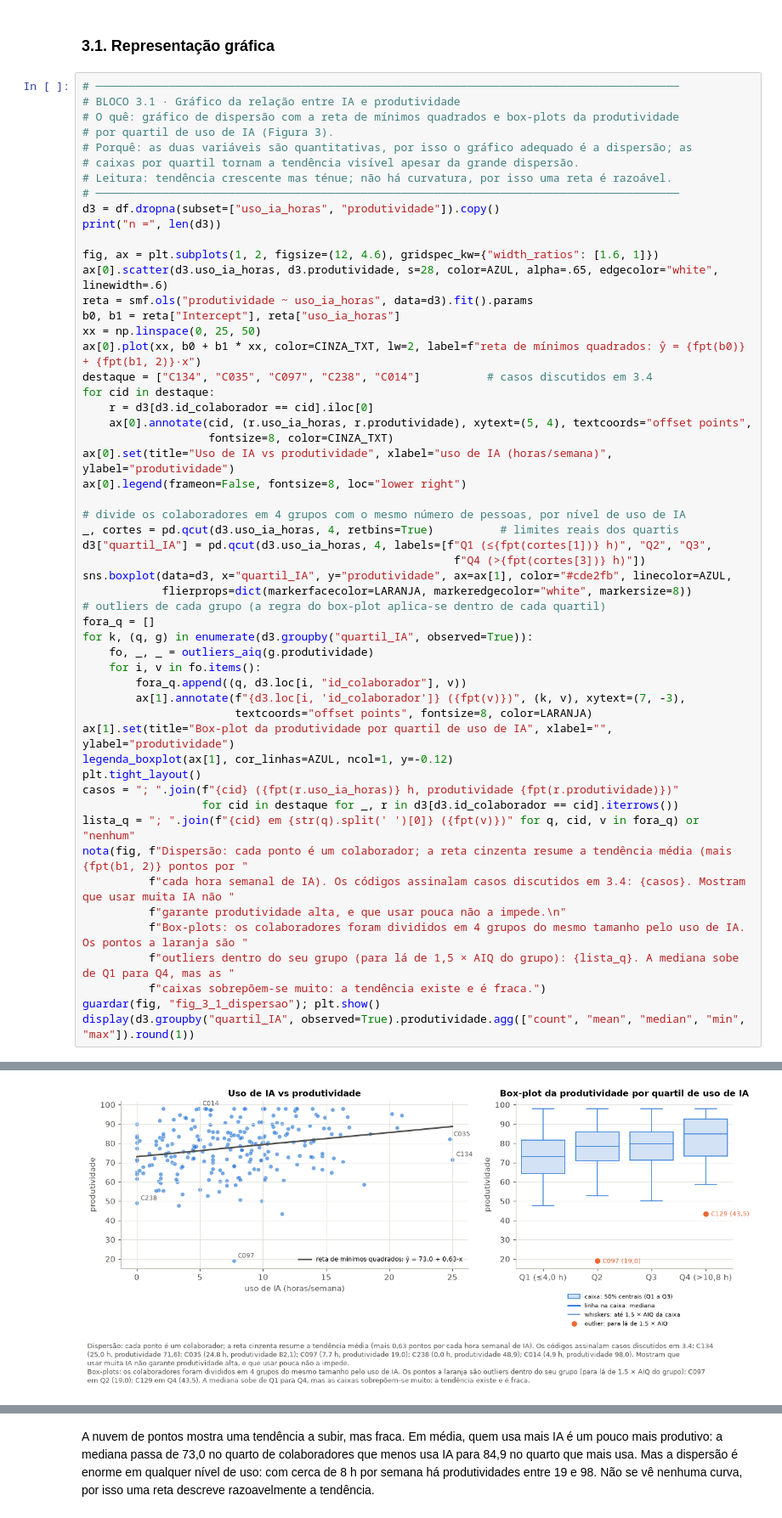
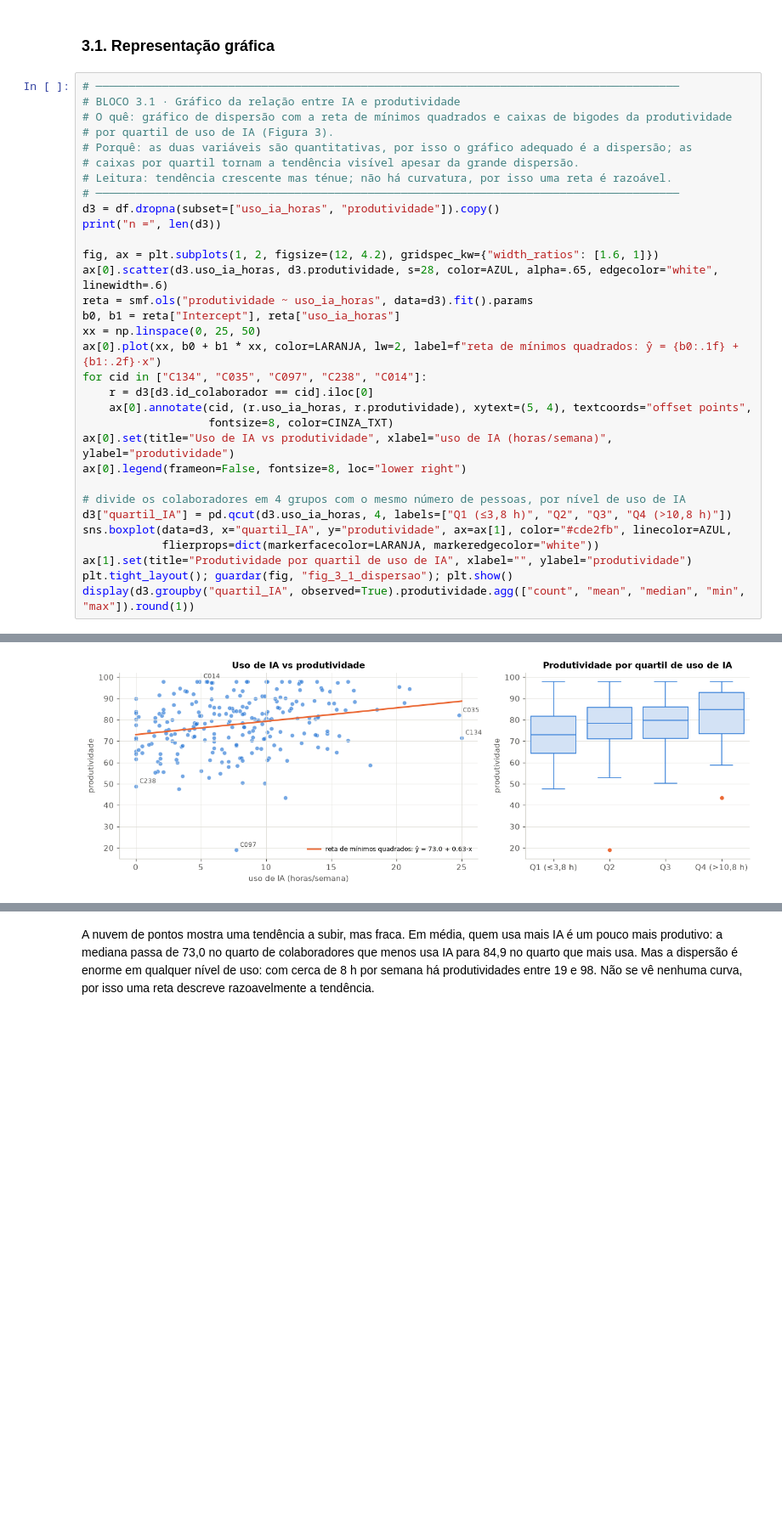
Before and after one commit to gcoutinho-ipca/tp1-mepa-ia-produtividade, a Jupyter notebook: TP1_MEPA_IA_Produtividade.ipynb, the cells around one changed output, grey strips where cells are left out. Shown at 85% size. Drawn from its saved outputs; the diff is of its cells as text; blank space fills up the shorter version.

```diff
--- a/TP1_MEPA_IA_Produtividade.ipynb
+++ b/TP1_MEPA_IA_Produtividade.ipynb
@@ -792,59 +698,37 @@ Quem mais usa IA é o **C134 (25 h por semana)**, com produtividade **71,6**, ab
 # %%
 # ────────────────────────────────────────────────────────────────────────────────────────
 # BLOCO 3.1 · Gráfico da relação entre IA e produtividade
-# O quê: gráfico de dispersão com a reta de mínimos quadrados e box-plots da produtividade
+# O quê: gráfico de dispersão com a reta de mínimos quadrados e caixas de bigodes da produtividade
 # por quartil de uso de IA (Figura 3).
 # Porquê: as duas variáveis são quantitativas, por isso o gráfico adequado é a dispersão; as
 # caixas por quartil tornam a tendência visível apesar da grande dispersão.
 # Leitura: tendência crescente mas ténue; não há curvatura, por isso uma reta é razoável.
 # ────────────────────────────────────────────────────────────────────────────────────────
 d3 = df.dropna(subset=["uso_ia_horas", "produtividade"]).copy()
 print("n =", len(d3))
 
-fig, ax = plt.subplots(1, 2, figsize=(12, 4.6), gridspec_kw={"width_ratios": [1.6, 1]})
+fig, ax = plt.subplots(1, 2, figsize=(12, 4.2), gridspec_kw={"width_ratios": [1.6, 1]})
 ax[0].scatter(d3.uso_ia_horas, d3.produtividade, s=28, color=AZUL, alpha=.65, edgecolor="white", linewidth=.6)
 reta = smf.ols("produtividade ~ uso_ia_horas", data=d3).fit().params
 b0, b1 = reta["Intercept"], reta["uso_ia_horas"]
 xx = np.linspace(0, 25, 50)
-ax[0].plot(xx, b0 + b1 * xx, color=CINZA_TXT, lw=2, label=f"reta de mínimos quadrados: ŷ = {fpt(b0)} + {fpt(b1, 2)}·x")
-destaque = ["C134", "C035", "C097", "C238", "C014"]          # casos discutidos em 3.4
-for cid in destaque:
+ax[0].plot(xx, b0 + b1 * xx, color=LARANJA, lw=2, label=f"reta de mínimos quadrados: ŷ = {b0:.1f} + {b1:.2f}·x")
+for cid in ["C134", "C035", "C097", "C238", "C014"]:
     r = d3[d3.id_colaborador == cid].iloc[0]
     ax[0].annotate(cid, (r.uso_ia_horas, r.produtividade), xytext=(5, 4), textcoords="offset points",
                    fontsize=8, color=CINZA_TXT)
 ax[0].set(title="Uso de IA vs produtividade", xlabel="uso de IA (horas/semana)", ylabel="produtividade")
 ax[0].legend(frameon=False, fontsize=8, loc="lower right")
 
 # divide os colaboradores em 4 grupos com o mesmo número de pessoas, por nível de uso de IA
-_, cortes = pd.qcut(d3.uso_ia_horas, 4, retbins=True)          # limites reais dos quartis
-d3["quartil_IA"] = pd.qcut(d3.uso_ia_horas, 4, labels=[f"Q1 (≤{fpt(cortes[1])} h)", "Q2", "Q3",
-                                                        f"Q4 (>{fpt(cortes[3])} h)"])
+d3["quartil_IA"] = pd.qcut(d3.uso_ia_horas, 4, labels=["Q1 (≤3,8 h)", "Q2", "Q3", "Q4 (>10,8 h)"])
 sns.boxplot(data=d3, x="quartil_IA", y="produtividade", ax=ax[1], color="#cde2fb", linecolor=AZUL,
-            flierprops=dict(markerfacecolor=LARANJA, markeredgecolor="white", markersize=8))
-# outliers de cada grupo (a regra do box-plot aplica-se dentro de cada quartil)
-fora_q = []
-for k, (q, g) in enumerate(d3.groupby("quartil_IA", observed=True)):
-    fo, _, _ = outliers_aiq(g.produtividade)
-    for i, v in fo.items():
-        fora_q.append((q, d3.loc[i, "id_colaborador"], v))
-        ax[1].annotate(f"{d3.loc[i, 'id_colaborador']} ({fpt(v)})", (k, v), xytext=(7, -3),
-                       textcoords="offset points", fontsize=8, color=LARANJA)
-ax[1].set(title="Box-plot da produtividade por quartil de uso de IA", xlabel="", ylabel="produtividade")
-legenda_boxplot(ax[1], cor_linhas=AZUL, ncol=1, y=-0.12)
-plt.tight_layout()
-casos = "; ".join(f"{cid} ({fpt(r.uso_ia_horas)} h, produtividade {fpt(r.produtividade)})"
-                  for cid in destaque for _, r in d3[d3.id_colaborador == cid].iterrows())
-lista_q = "; ".join(f"{cid} em {str(q).split(' ')[0]} ({fpt(v)})" for q, cid, v in fora_q) or "nenhum"
-nota(fig, f"Dispersão: cada ponto é um colaborador; a reta cinzenta resume a tendência média (mais {fpt(b1, 2)} pontos por "
-          f"cada hora semanal de IA). Os códigos assinalam casos discutidos em 3.4: {casos}. Mostram que usar muita IA não "
-          f"garante produtividade alta, e que usar pouca não a impede.\n"
-          f"Box-plots: os colaboradores foram divididos em 4 grupos do mesmo tamanho pelo uso de IA. Os pontos a laranja são "
-          f"outliers dentro do seu grupo (para lá de 1,5 × AIQ do grupo): {lista_q}. A mediana sobe de Q1 para Q4, mas as "
-          f"caixas sobrepõem-se muito: a tendência existe e é fraca.")
-guardar(fig, "fig_3_1_dispersao"); plt.show()
+            flierprops=dict(markerfacecolor=LARANJA, markeredgecolor="white"))
+ax[1].set(title="Produtividade por quartil de uso de IA", xlabel="", ylabel="produtividade")
+plt.tight_layout(); guardar(fig, "fig_3_1_dispersao"); plt.show()
 display(d3.groupby("quartil_IA", observed=True).produtividade.agg(["count", "mean", "median", "min", "max"]).round(1))
 # %% [output]
 n = 236
-[figure, old version]
+[figure, new version]
 |  | count | mean | median | min | max |
 | quartil_IA |  |  |  |  |  |
```
Also changed, not shown: parts of 29 cells of this notebook.
